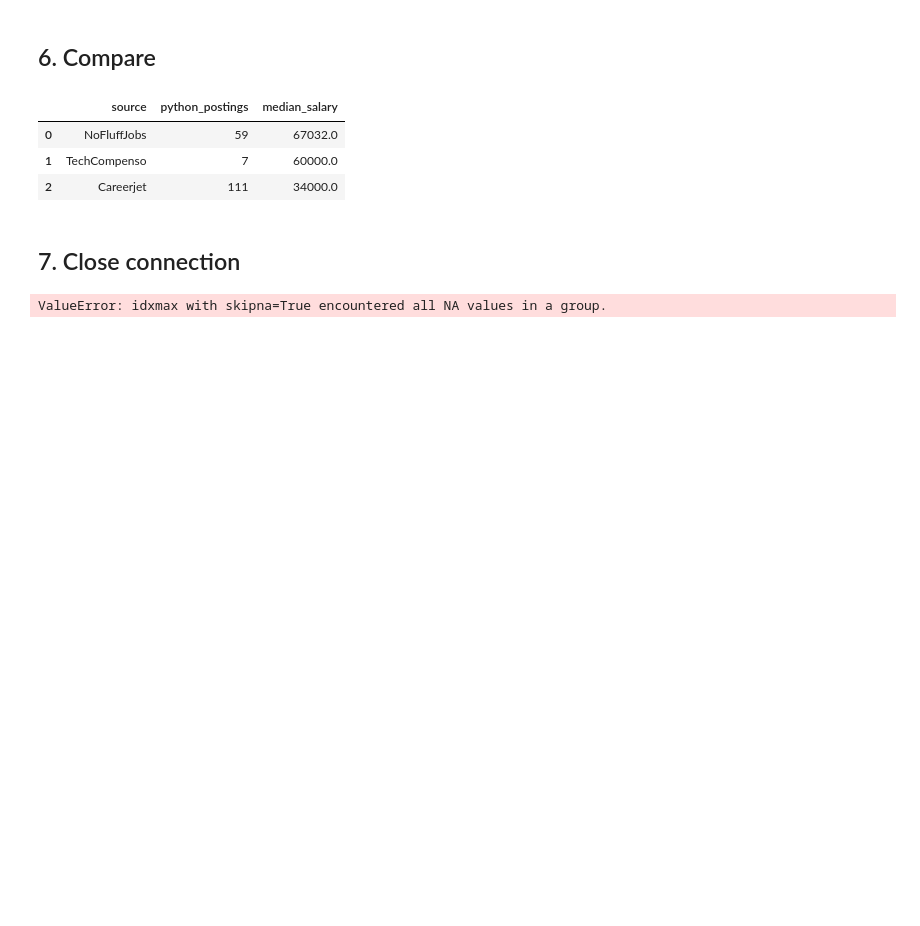
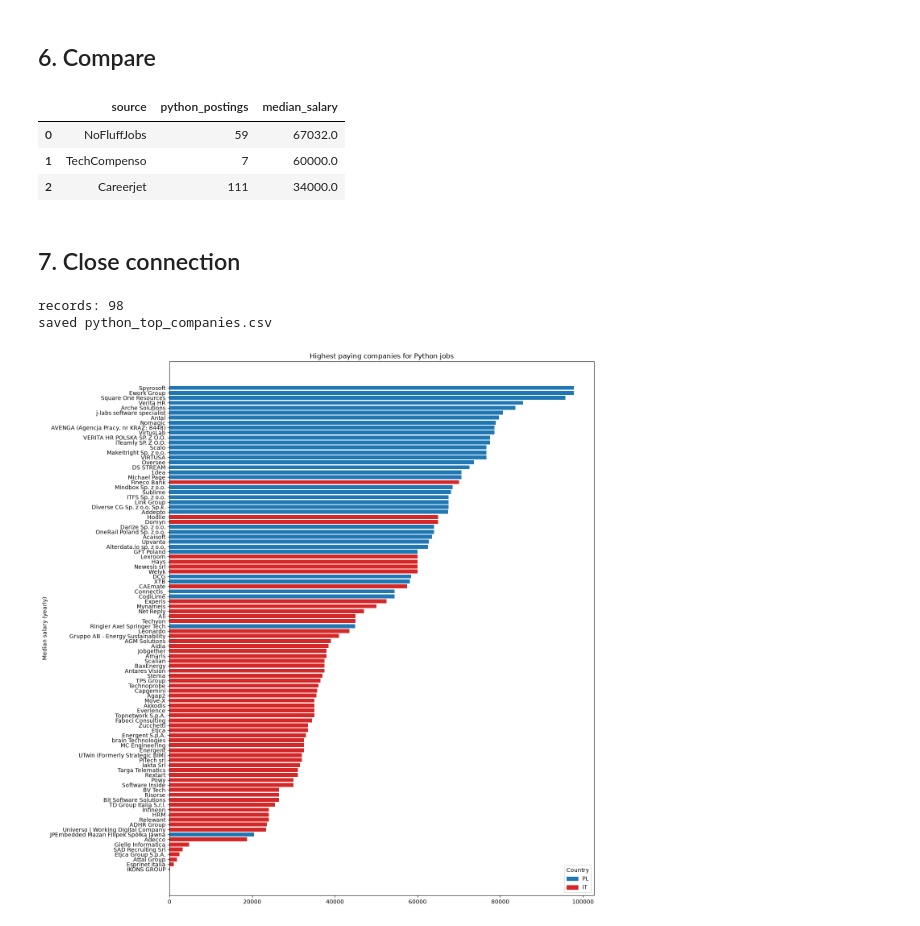
Before and after one commit to Luca-Terrazzan/next_in_tech_28102026, a Jupyter notebook: salary_analysis.ipynb, the cells around one changed output. Cells and saved outputs as stored; diff of their text form; code cells hidden in the pictures; blank space fills up the shorter version.

```diff
--- a/salary_analysis.ipynb
+++ b/salary_analysis.ipynb
@@ -79,35 +79,37 @@ all_py = pd.concat([nf_top[["company", "median_salary", "country", "url"]],
 
 # for each company keep the highest paying posting's url
 all_py["median_salary"] = pd.to_numeric(all_py["median_salary"], errors="coerce")
 all_py = all_py.dropna(subset=["company", "median_salary"])
 all_py = all_py[all_py["company"].astype(str).str.strip() != ""]
 if all_py.empty:
     result = pd.DataFrame(columns=["company", "median_salary", "country", "url"])
 else:
     best_idx = all_py.groupby("company")["median_salary"].idxmax()
     result = all_py.loc[best_idx, ["company", "median_salary", "country", "url"]].sort_values("median_salary", ascending=False)
 print("records:", len(result))
 
 # save to csv
 result.to_csv("python_top_companies.csv", index=False)
 print("saved python_top_companies.csv")
 
 colors = {"PL": "#1f77b4", "IT": "#d62728"}
 bar_colors = [colors.get(c, "gray") for c in result["country"]]
 
-plt.figure(figsize=(10, 6))
+plt.figure(figsize=(14, 14))
 plt.barh(result["company"], result["median_salary"], color=bar_colors)
 plt.title("Highest paying companies for Python jobs")
 plt.ylabel("Median salary (yearly)")
 plt.yticks()
 from matplotlib.patches import Patch
 handles = [Patch(color=colors[k], label=k) for k in colors]
 plt.legend(handles=handles, title="Country")
 plt.gca().invert_yaxis()
 plt.tight_layout()
 plt.show()
 # %% [output]
-ValueError: idxmax with skipna=True encountered all NA values in a group.
+records: 98
+saved python_top_companies.csv
+[figure, added]
 # %%
 conn.close()
 # %%
```
Also changed, not shown: parts of 1 cell of this notebook.
